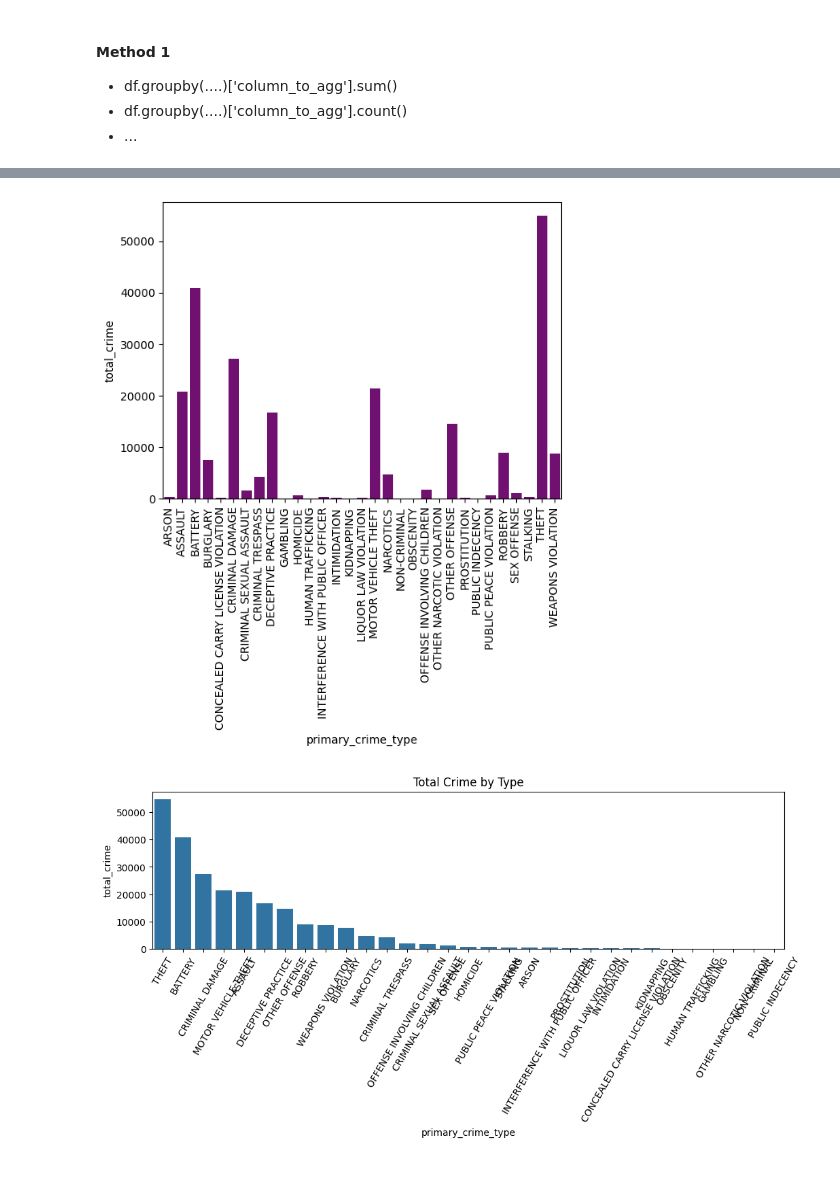
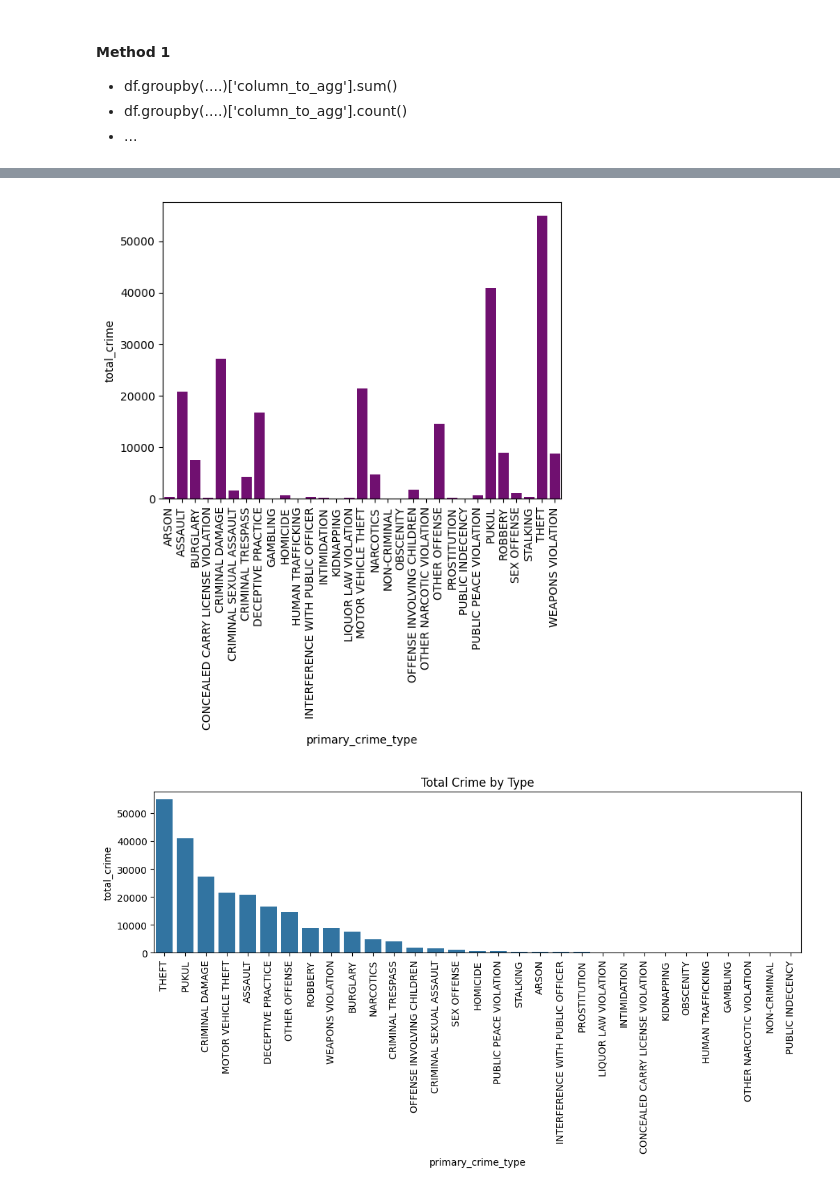
Before and after one commit to ksa-de101-0824/python-pandas, a Jupyter notebook: Demo/1 import data and manipulation.ipynb, the cells around one changed output, grey strips where cells are left out. Drawn from its saved outputs; the diff is of its cells as text; code cells hidden in the pictures.

```diff
--- a/Demo/1 import data and manipulation.ipynb
+++ b/Demo/1 import data and manipulation.ipynb
@@ -526,5 +718,7 @@ df_crime[['primary_crime_type']].replace('BATTERY', 'PUKUL')
 # %%
 # Using RegEx we can quickly perform list comprehension
 import re
-[re.sub('BATTERY', 'PUKUL', x) for x in df_crime['primary_crime_type']]
+df_crime['primary_crime_type'] = [re.sub('BATTERY', 'PUKUL', x) for x in df_crime['primary_crime_type']]
+
+display(df_crime['primary_crime_type'].head(30))
 # %% [output]
@@ -971,19 +1215,19 @@ sns.barplot(
 
 plt.xticks(rotation=90);
 # %% [output]
-[figure, old version]
+[figure, new version]
 # %%
 # Sort the plot by totals of crime, make it nicer
 plt.figure(figsize = (12,3)) # Prepare the canvas, specify the size (optional)
 plt.title('Total Crime by Type') # Write on the canvac a title
 
 # Plot the graph on canvas
 sns.barplot(
         data = df_crime_to_solve.sort_values('total_crime', ascending=False),
         x = 'primary_crime_type',
         y = 'total_crime',
         )
 # Adjust rotation of x-label
-plt.xticks(rotation=60);
+plt.xticks(rotation=90);
 # %% [output]
-[figure, old version]
+[figure, new version]
```
Also changed, not shown: parts of 39 cells of this notebook, 3 other files.
